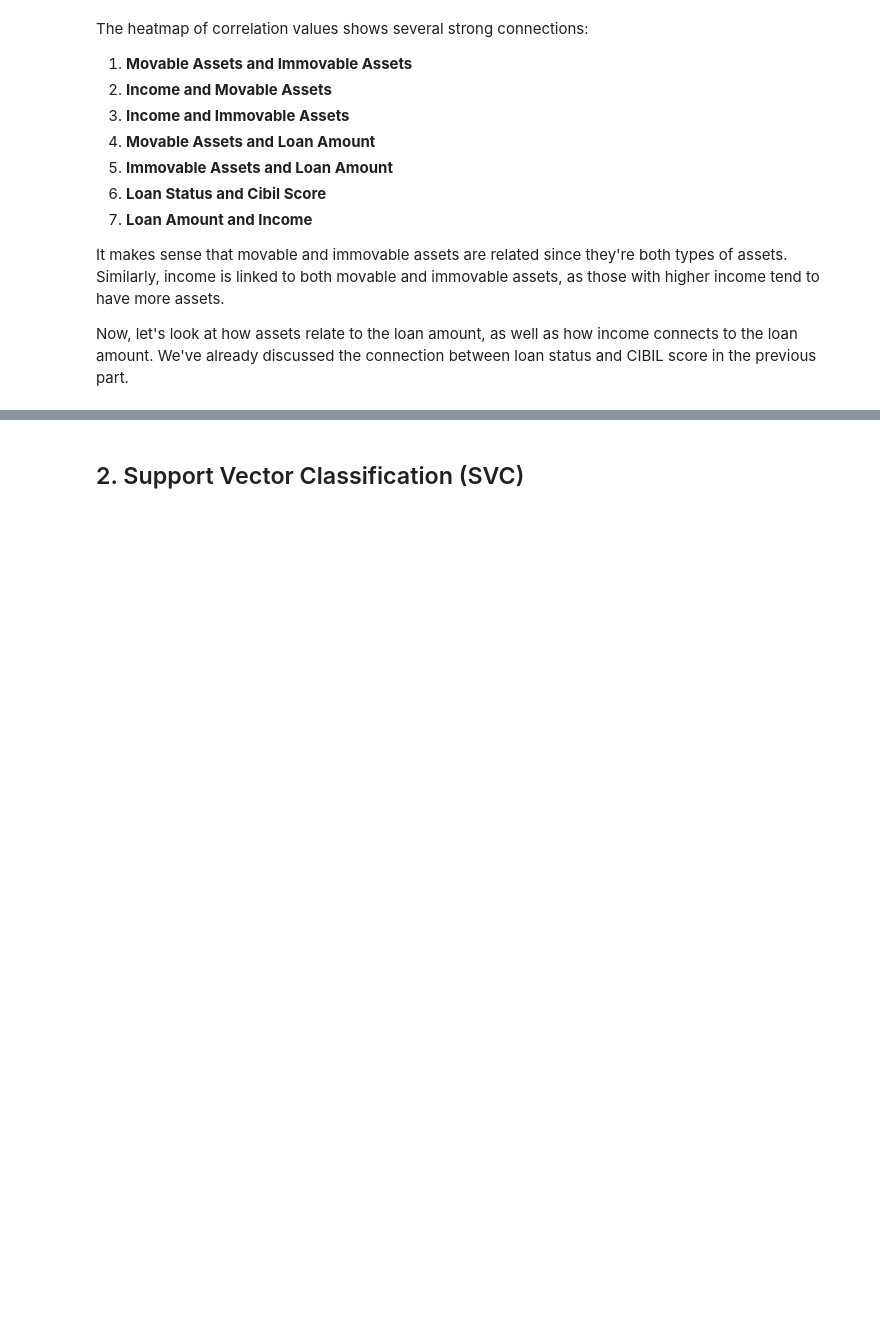
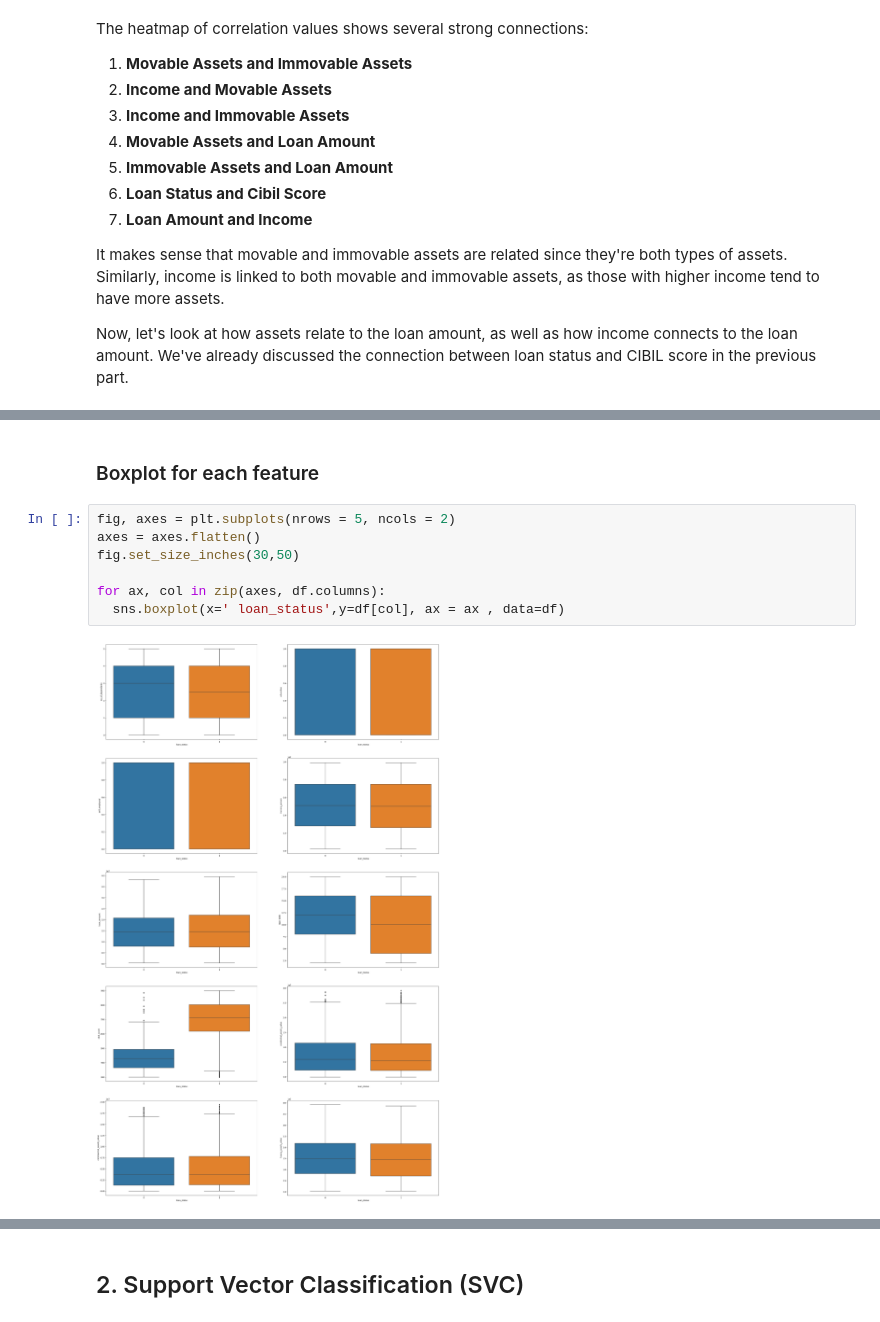
Before and after one commit to KavinduKasthurirathne/FDM-MiniProject, a Jupyter notebook: model.ipynb, the cells around one changed output, grey strips where cells are left out. Saved outputs shown, nothing was run; the diff lists cells and outputs as text; blank space fills up the shorter version.

```diff
--- a/model.ipynb
+++ b/model.ipynb
@@ -457,0 +443,11 @@ print("Accuracy:", accuracy)
+# %% [markdown]
+### Boxplot for each feature
+# %%
+fig, axes = plt.subplots(nrows = 5, ncols = 2)
+axes = axes.flatten()
+fig.set_size_inches(30,50)
+
+for ax, col in zip(axes, df.columns):
+  sns.boxplot(x=' loan_status',y=df[col], ax = ax , data=df)
+# %% [output]
+[figure, added]
```
Also changed, not shown: parts of 148 cells of this notebook, 1 other file.
